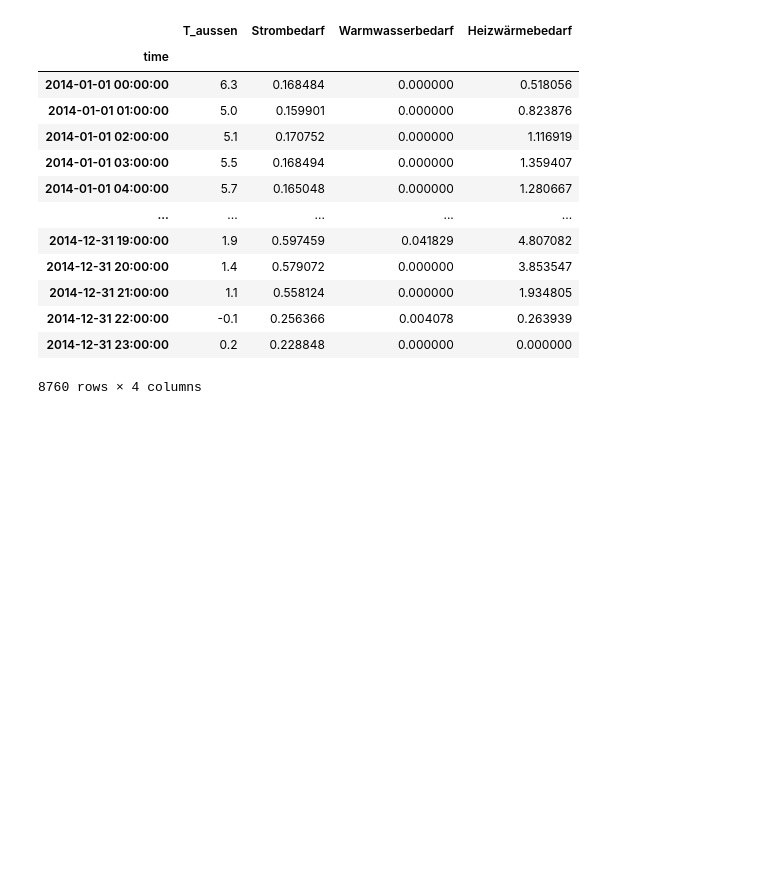
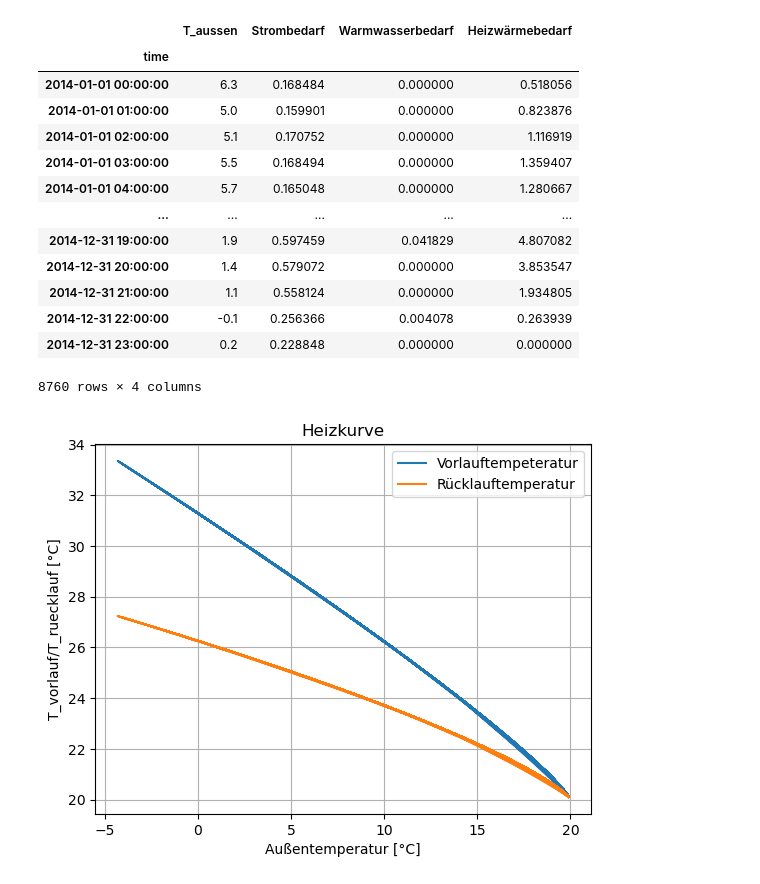
Before and after one commit to d-esplo/hemsrechner, a Jupyter notebook: wp+ps+pv_250118.ipynb, the cells around one changed output. Cells and saved outputs as stored; diff of their text form; code cells hidden in the pictures; blank space fills up the shorter version.

Commit message:
heizkurve.py funktioniert

```diff
--- a/wp+ps+pv_250118.ipynb
+++ b/wp+ps+pv_250118.ipynb
@@ -165,6 +127,7 @@ FutureWarning: 'H' is deprecated and will be removed in a future version, please
 # %%
 import heizkurve
 
-hz = heizkurve.get_heizkurve('Fußbodenheizung', lastprofil_h['T_aussen'], T_n_aussen)
+hz, T_soll, T_n_vor, T_n_rueck = heizkurve.get_heizkurve('Fußbodenheizung', lastprofil_h['T_aussen'], T_n_aussen)
 heizkurve.plot_heizkurve(hz)
 # %% [output]
+[figure, added]
```
Also changed, not shown: parts of 4 cells of this notebook, 4 other files.
